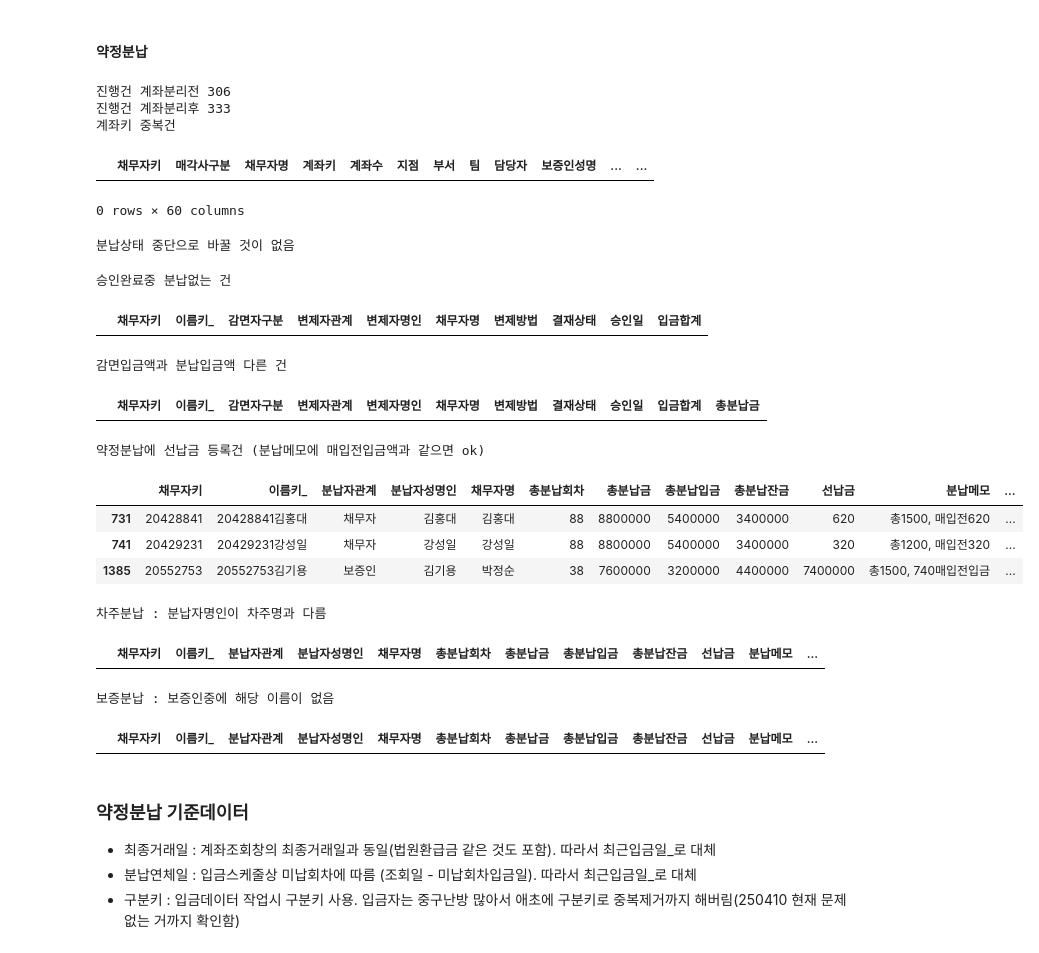
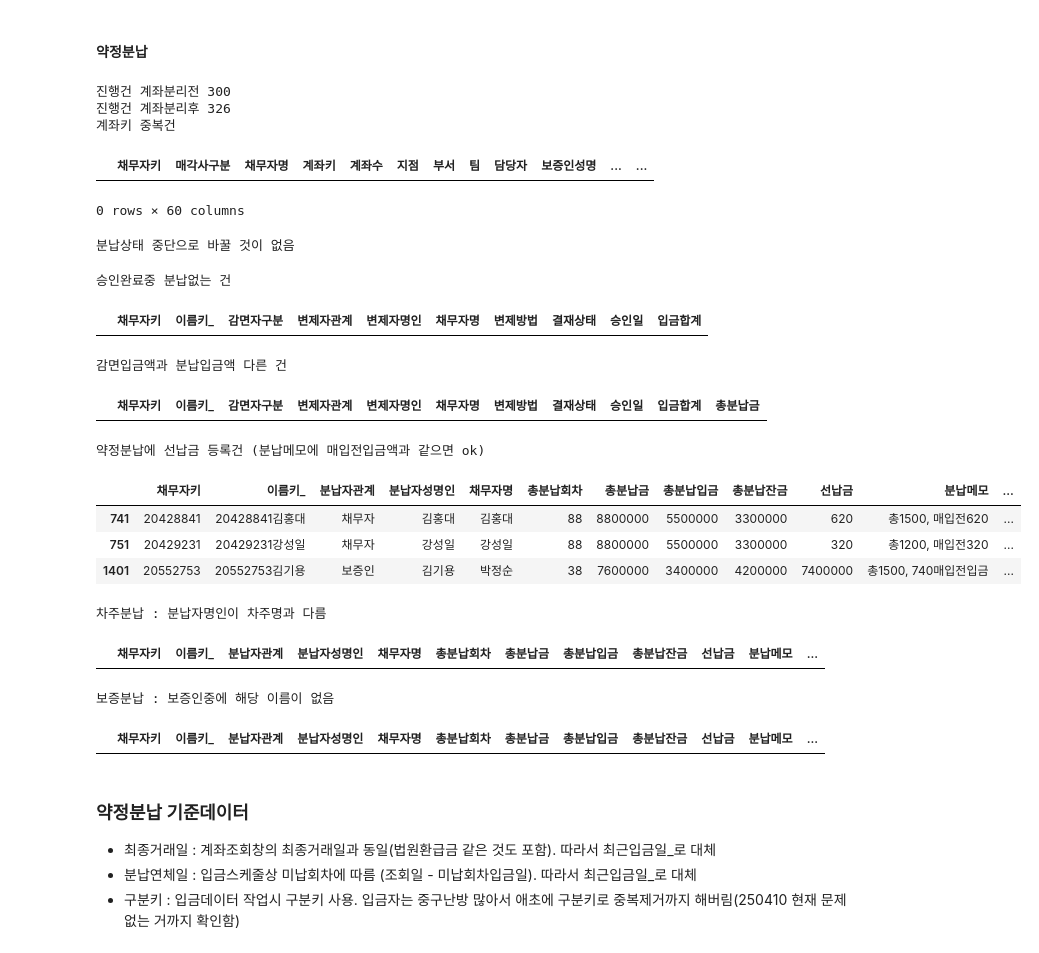
Before and after one commit to jbmyou/company_work, a Jupyter notebook: fileNaming/자산정리/2.전산_자산정리_약정분납.ipynb, the cells around one changed output. Saved outputs shown, nothing was run; the diff lists cells and outputs as text; code cells hidden in the pictures.

```diff
--- a/fileNaming/자산정리/2.전산_자산정리_약정분납.ipynb
+++ b/fileNaming/자산정리/2.전산_자산정리_약정분납.ipynb
@@ -90,8 +90,8 @@ installment_dtype = {'채무자키':str, '계좌키':str, '분납키':str}
 # 파일읽기
 ##################################
 company = "솔림"      # 솔림 or 대성
-basedate = "250831"
-previous_basedate = "250824" # 전달 기준데이터 필요
+basedate = "250930"
+previous_basedate = "250831" # 전달 기준데이터 필요
 ##################################
 
 기준일 = '20' + basedate[:2] +'-'+basedate[2:4]+'-'+basedate[4:6]
@@ -257,11 +252,10 @@ temp = pd.DataFrame(new_rows)
 
 installment_sep = pd.concat([단일계좌, 다계좌, temp], ignore_index=True)
 print('진행건 계좌분리후', len(installment_sep))
-print('계좌키 중복건')
-display(installment_sep[installment_sep.duplicated(subset='계좌키', keep=False)])
+functions.display_with_explain(installment_sep[installment_sep.duplicated(subset='계좌키', keep=False)], '계좌키 중복건')
 # %% [output]
-진행건 계좌분리전 306
-진행건 계좌분리후 333
+진행건 계좌분리전 300
+진행건 계좌분리후 326
 계좌키 중복건
 |  | 채무자키 | 매각사구분 | 채무자명 | 계좌키 | 계좌수 | 지점 | 부서 | 팀 | 담당자 | 보증인성명 | ... | ... |
 0 rows × 60 columns
@@ -283,42 +273,36 @@ else :
 # %%
 # DC 2 : 기타
 
 # 승인완료건중 분납없는 건
-print('승인완료중 분납없는 건')
-display(reduction[~reduction['이름키_'].isin(installment_sep['이름키_']) & (reduction['결재상태']=='승인완료')][감면출력cols])
+functions.display_with_explain(reduction[~reduction['이름키_'].isin(installment_sep['이름키_']) & (reduction['결재상태']=='승인완료')][감면출력cols], '승인완료중 분납없는 건')
 
 # 감면입금액과 분납입금액 다른 건
     # 감면과 약정분납 모두 이름키_별로 통합해야 함 (약정분납은 계좌분리전 상태를 사용하면됨)
         # 감면 이름키_별로 입금합계 통합
 감면입금합계 = reduction.copy()
 감면입금합계['약정키별입금합계'] = 감면입금합계.groupby('이름키_')['입금합계'].transform('sum')
 감면입금합계 = 감면입금합계.drop_duplicates(subset=['이름키_'])
     # 병합
 감면입금합계 = 감면입금합계.merge(installment[["이름키_", '총분납금']], how='left')
 
-print('감면입금액과 분납입금액 다른 건')
-display(감면입금합계.query('결재상태=="승인완료" and 약정키별입금합계!=총분납금')[감면출력cols + ['총분납금']])
+functions.display_with_explain(감면입금합계.query('결재상태=="승인완료" and 약정키별입금합계!=총분납금')[감면출력cols + ['총분납금']], '감면입금액과 분납입금액 다른 건')
 
 # 약정분납에 선납금 등록건 (분납메모에 매입전입금액과 같으면 ok)
-print('약정분납에 선납금 등록건 (분납메모에 매입전입금액과 같으면 ok)')
-display(installment.query('선납금>0')[분납출력cols])
+functions.display_with_explain(installment.query('선납금>0')[분납출력cols], '약정분납에 선납금 등록건 (분납메모에 매입전입금액과 같으면 ok)')
 
 # 분납자명 체크
-print('차주분납 : 분납자명인이 차주명과 다름')
-display(installment.query('분납자관계=="채무자" and 채무자명!=분납자성명인')[분납출력cols])
-
-print('보증분납 : 보증인중에 해당 이름이 없음')
-display(installment[(installment["분납자관계"] == "보증인") &(~installment["이름키_"].isin(grt["이름키_"]))][분납출력cols])
+functions.display_with_explain(installment.query('분납자관계=="채무자" and 채무자명!=분납자성명인')[분납출력cols], '차주분납 : 분납자명인이 차주명과 다름')
+functions.display_with_explain(installment[(installment["분납자관계"] == "보증인") &(~installment["이름키_"].isin(grt["이름키_"]))][분납출력cols], '보증분납 : 보증인중에 해당 이름이 없음')
 # %% [output]
 승인완료중 분납없는 건
 |  | 채무자키 | 이름키_ | 감면자구분 | 변제자관계 | 변제자명인 | 채무자명 | 변제방법 | 결재상태 | 승인일 | 입금합계 |
 감면입금액과 분납입금액 다른 건
 |  | 채무자키 | 이름키_ | 감면자구분 | 변제자관계 | 변제자명인 | 채무자명 | 변제방법 | 결재상태 | 승인일 | 입금합계 | 총분납금 |
 약정분납에 선납금 등록건 (분납메모에 매입전입금액과 같으면 ok)
 |  | 채무자키 | 이름키_ | 분납자관계 | 분납자성명인 | 채무자명 | 총분납회차 | 총분납금 | 총분납입금 | 총분납잔금 | 선납금 | 분납메모 | ... |
-| 731 | 20428841 | 20428841김홍대 | 채무자 | 김홍대 | 김홍대 | 88 | 8800000 | 5400000 | 3400000 | 620 | 총1500, 매입전620 | ... |
-| 741 | 20429231 | 20429231강성일 | 채무자 | 강성일 | 강성일 | 88 | 8800000 | 5400000 | 3400000 | 320 | 총1200, 매입전320 | ... |
-| 1385 | 20552753 | 20552753김기용 | 보증인 | 김기용 | 박정순 | 38 | 7600000 | 3200000 | 4400000 | 7400000 | 총1500, 740매입전입금 | ... |
+| 741 | 20428841 | 20428841김홍대 | 채무자 | 김홍대 | 김홍대 | 88 | 8800000 | 5500000 | 3300000 | 620 | 총1500, 매입전620 | ... |
+| 751 | 20429231 | 20429231강성일 | 채무자 | 강성일 | 강성일 | 88 | 8800000 | 5500000 | 3300000 | 320 | 총1200, 매입전320 | ... |
+| 1401 | 20552753 | 20552753김기용 | 보증인 | 김기용 | 박정순 | 38 | 7600000 | 3400000 | 4200000 | 7400000 | 총1500, 740매입전입금 | ... |
 차주분납 : 분납자명인이 차주명과 다름
 |  | 채무자키 | 이름키_ | 분납자관계 | 분납자성명인 | 채무자명 | 총분납회차 | 총분납금 | 총분납입금 | 총분납잔금 | 선납금 | 분납메모 | ... |
 보증분납 : 보증인중에 해당 이름이 없음
```
Also changed, not shown: parts of 6 cells of this notebook, 7 other files.
